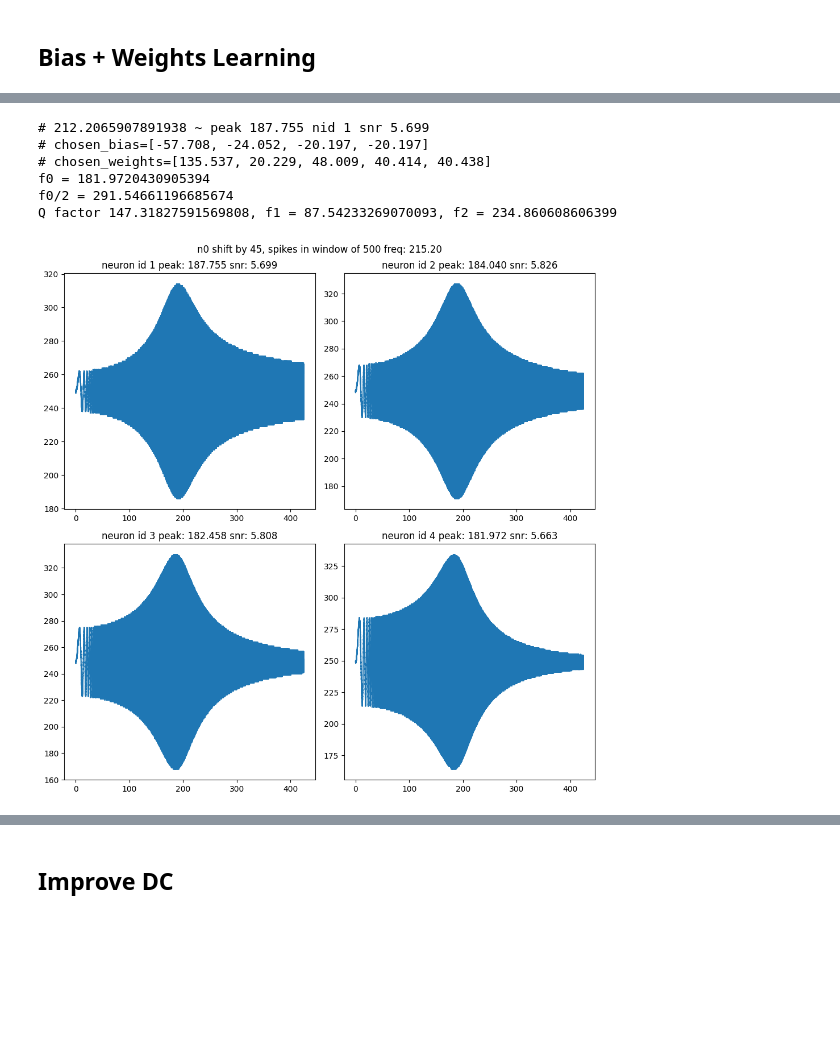
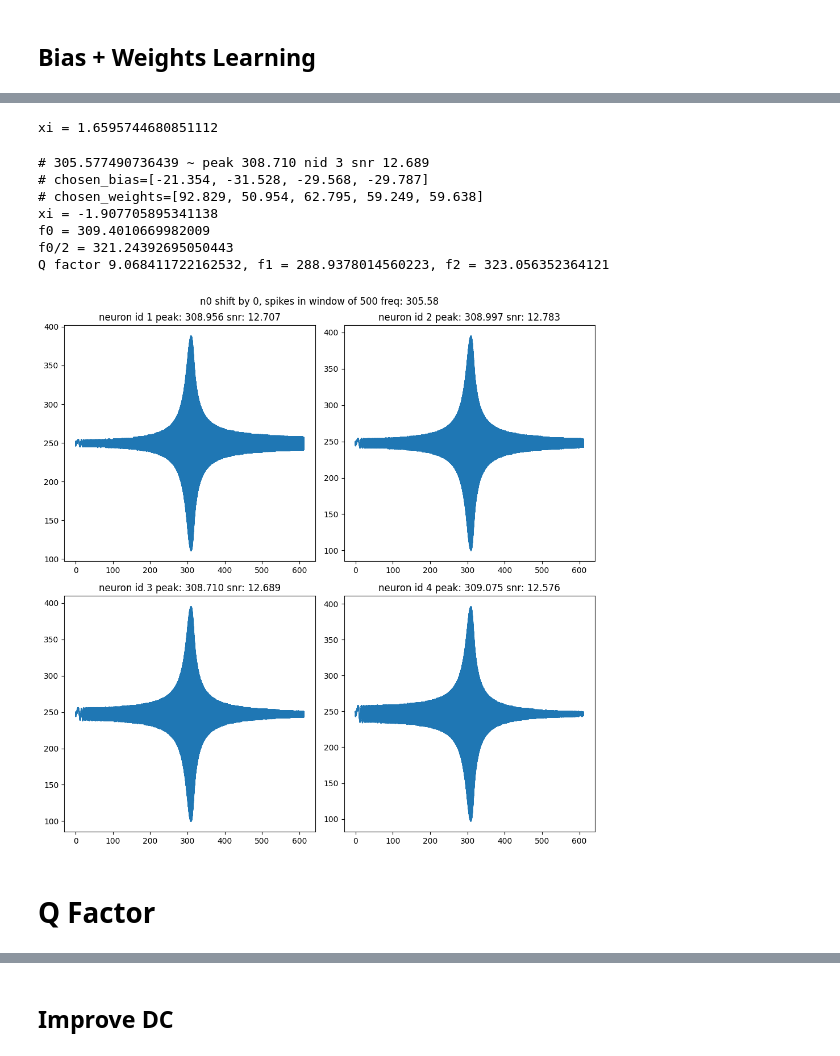
Before and after one commit to yakir4123/SNN-SCTN, a Jupyter notebook: notebooks/supervised_stdp_resonator.ipynb, the cells around one changed output, grey strips where cells are left out. Cells and saved outputs as stored; diff of their text form; code cells hidden in the pictures; blank space fills up the shorter version.

```diff
--- a/notebooks/supervised_stdp_resonator.ipynb
+++ b/notebooks/supervised_stdp_resonator.ipynb
@@ -68,8 +68,11 @@ def smooth(arr, size):
     res[-size:] = arr[-size:]
     return res
 
+def argmax(arr):
+    return int(.5 * (np.argmax(arr) + len(arr) - np.argmax(arr[::-1]) - 1))
+
 clk_freq = 1536000
-freq0 = 212
+freq0 = 305
 lf = 4
 best_lp = lp_by_lf(lf, freq0, clk_freq)
 freq0 = freq_of_resonator(clk_freq, lf, best_lp)
@@ -133,5 +144,4 @@ plt.show()
 # %%
-
 def simple_resonator(
         freq0,
         clk_freq,
@@ -201,9 +211,6 @@ def flat_weights(resonator):
 
 def flat_thetas(resonator):
     return [float(f'{neuron.theta:.3f}') for neuron in resonator.neurons[1:]]
-
-def argmax(arr):
-    return .5 * (np.argmax(arr) + len(arr) - np.argmax(arr[::-1]) - 1)
 # %% [markdown]
 ## Bias + Weights Learning
 # %%
@@ -569,3 +607,10 @@ chosen_weights=[135.537, 20.229, 48.009, 40.414, 40.438]
+# %%
+#xi 0 - 462
+# min mse 28.633824051081945
+# chosen_bias=[-9.366, -47.022, -49.652, -43.727]
+# chosen_weights=[91.534, 74.628, 94.595, 97.406, 85.855]
+chosen_bias=[-112.06, -21.5, -20.517, -20.663]
+chosen_weights=[235.035, 10.882, 42.655, 41.047, 41.355]
 # %%
 %matplotlib inline
 res_resonator = simple_resonator(
@@ -600,4 +645,12 @@ axs[1].legend()
+# %%
+x = np.linspace(0, 360, len(output[0]))
+print(f'xi = {x[int(argmax(output[1]))] - x[int(argmax(output[0]))]}')
+# %% [output]
+xi = 1.6595744680851112
 # %%
+x = np.linspace(0, 360, len(output[0]))
+xi = x[int(argmax(output[1]))] - x[int(argmax(output[0]))]
+
 from snn.resonator import test_resonator_on_chirp, freq_of_resonator
 clk_freq = 1_536_000
 res_resonator = simple_resonator(
@@ -630,39 +683,45 @@ peak = [0] * 4
 best_lp = lp_by_lf(lf, freq0, clk_freq)
 f_resonator = freq_of_resonator(clk_freq, lf, best_lp)
 fig, axs = plt.subplots(2, 2, figsize=(10, 10))
 fig.suptitle(f'n0 shift by {phase_shifts[0]}, spikes in window of {spikes_window} freq: {f_resonator:.2f}')
 for nid in range(4):
     spikes_neuron = res_resonator.neurons[nid + 1]
     y_events = spikes_neuron.out_spikes()
     y_spikes = np.zeros(test_size)
     y_spikes[y_events] = 1
     y_spikes = np.convolve(y_spikes, np.ones(spikes_window, dtype=int), 'valid')
     x = np.linspace(start_freq, start_freq+spectrum, len(y_spikes))
 
     ax = axs[nid//2, nid%2]
     # ax.set_ylim(spikes_window/4, 3*spikes_window/4)
     ax.plot(x, y_spikes)
     snr_spikes = y_spikes[3000:]
     snr[nid] = (snr_spikes.max() - snr_spikes.min())/snr_spikes.std()
     peak[nid] = x[3000+np.argmax(snr_spikes)]
     ax.set_title(f'neuron id {nid + 1} peak: {peak[nid]:.3f} snr: {snr[nid]:.3f}')
 fig.tight_layout()
 
 nid = np.argmax(np.array(snr) / np.abs(np.array(peak) - freq0))
 print(f'# {freq0} ~ peak {peak[nid]:.3f} nid {nid+1} snr {snr[nid]:.3f}')
 print(f'# chosen_bias={list(chosen_bias)}')
 print(f'# chosen_weights={list(chosen_weights)}')
 
+f0 = x[y_spikes == y_spikes.max()]
+f0 = (f0[0] + f0[-1])/2
 f2 = np.mean(y_spikes) + .5*(np.max(y_spikes) - np.mean(y_spikes))
 arg_Q = x[(y_spikes > f2*.997) & (y_spikes < f2*1.003)]
-print(f'f0 = {x[y_spikes == y_spikes.max()][0]}')
+print(f'xi = {xi}')
+print(f'f0 = {f0}')
 print(f'f0/2 = {f2}')
-print(f'Q factor {arg_Q[-1] - arg_Q[0]}, f1 = {arg_Q[0]}, f2 = {arg_Q[-1]}')
+print(f'Q factor {f0/(arg_Q[-1] - arg_Q[0])}, f1 = {arg_Q[0]}, f2 = {arg_Q[-1]}')
 # %% [output]
-# 212.2065907891938 ~ peak 187.755 nid 1 snr 5.699
-# chosen_bias=[-57.708, -24.052, -20.197, -20.197]
-# chosen_weights=[135.537, 20.229, 48.009, 40.414, 40.438]
-f0 = 181.9720430905394
-f0/2 = 291.54661196685674
-Q factor 147.31827591569808, f1 = 87.54233269070093, f2 = 234.860608606399
+# 305.577490736439 ~ peak 308.710 nid 3 snr 12.689
+# chosen_bias=[-21.354, -31.528, -29.568, -29.787]
+# chosen_weights=[92.829, 50.954, 62.795, 59.249, 59.638]
+xi = -1.907705895341138
+f0 = 309.4010669982009
+f0/2 = 321.24392695050443
+Q factor 9.068411722162532, f1 = 288.9378014560223, f2 = 323.056352364121
-[figure, old version]
+[figure, new version]
+# %% [markdown]
+# Q Factor
```
Also changed, not shown: parts of 15 cells of this notebook, 3 other files.
